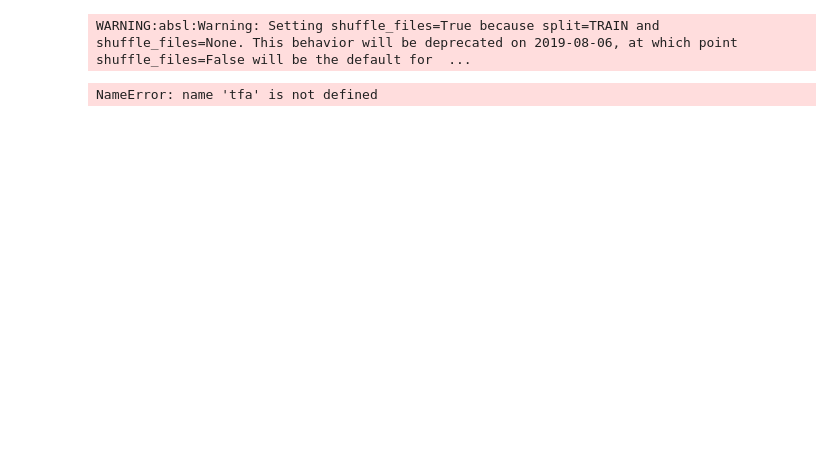
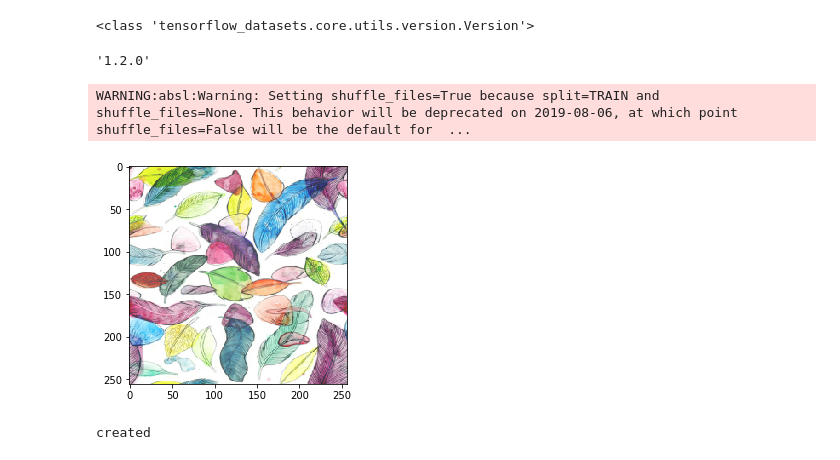
Before and after one commit to leohu6/Perceptual-Loss-Style-Transfer, a Jupyter notebook: Task.ipynb, the cells around one changed output. Drawn from its saved outputs; the diff is of its cells as text; code cells hidden in the pictures; blank space fills up the shorter version.

```diff
--- a/Task.ipynb
+++ b/Task.ipynb
@@ -7,2 +7,8 @@ from trainer import utils
 from trainer.models.transformer import transformer_model
+# %%
+print(tfds.core.Version)
+tfds.__version__
+# %% [output]
+<class 'tensorflow_datasets.core.utils.version.Version'>
+'1.2.0'
 # %%
@@ -16,6 +35,46 @@ images = coco_dataset.map(resize_and_pair, num_parallel_calls=tf.data.experiment
 # %% [output]
 WARNING:absl:Warning: Setting shuffle_files=True because split=TRAIN and shuffle_files=None. This behavior will be deprecated on 2019-08-06, at which point shuffle_files=False will be the default for  ...
+# %%
+def load_img(path_to_img):
+  max_dim = 512
+  img = tf.io.read_file(path_to_img)
+  img = tf.image.decode_image(img, channels=3)
+  img = tf.image.convert_image_dtype(img, tf.uint8)
+
+  shape = tf.cast(tf.shape(img)[:-1], tf.float32)
+  long_dim = max(shape)
+  scale = max_dim / long_dim
+
+  new_shape = tf.cast(shape * scale, tf.int32)
+
+  img = tf.image.resize(img, new_shape)
+  img = img[tf.newaxis, :]
+  return img
+def imshow(image, title=None):
+  if len(image.shape) > 3:
+    image = tf.squeeze(image, axis=0)
+
+  plt.imshow(image)
+  if title:
+    plt.title(title)
+
+la_muse = load_img('images/styles/la_muse.jpg')
+la_muse = tf.image.resize(la_muse, [256, 256])
+scream =load_img('images/styles/the_scream.jpg')
+scream = tf.image.resize(scream, [256, 256])
+feathers =load_img('images/styles/feathers.jpg')
+feathers = tf.image.resize(feathers, [256, 256])
+candy =load_img('images/styles/candy.jpg')
+candy = tf.image.resize(candy, [256, 256])
+composition =load_img('images/styles/composition_vii.jpg')
+composition = tf.image.resize(composition, [256, 256])
+udnie =load_img('images/styles/udnie.jpg')
+udnie = tf.image.resize(udnie, [256, 256])
+imshow(feathers.numpy().astype('uint8'))
+# %% [output]
+[figure, added]
 # %%
+model = 1
 model = transformer_model()
 # %% [output]
-NameError: name 'tfa' is not defined
+created
```
Also changed, not shown: parts of 14 cells of this notebook, 5 other files.
